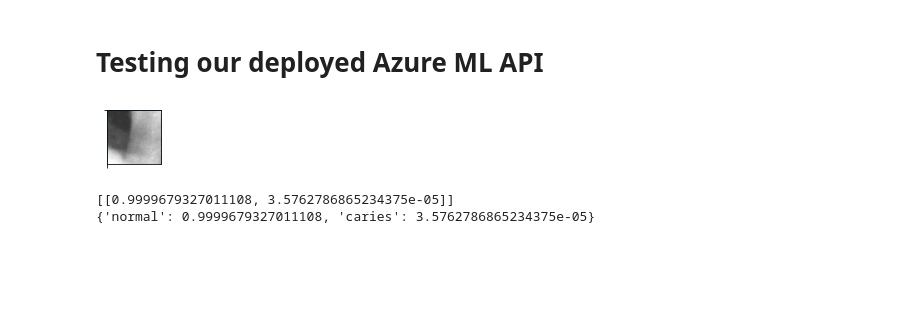
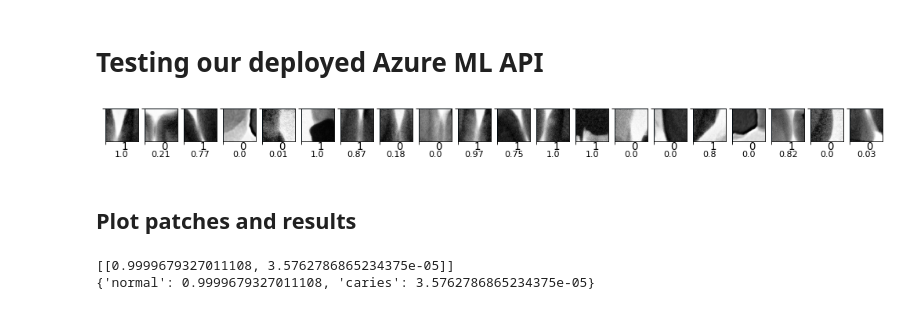
Before and after one commit to TomosGW/MachineLearningNotebooks, a Jupyter notebook: MIL-Notebooks/deploy-onnx-model/consume-onnx-model.ipynb, the cells around one changed output. Cells and saved outputs as stored; diff of their text form; code cells hidden in the pictures; blank space fills up the shorter version.

Commit message:
Consume onnux model web service and test using a series of image patches

```diff
--- a/MIL-Notebooks/deploy-onnx-model/consume-onnx-model.ipynb
+++ b/MIL-Notebooks/deploy-onnx-model/consume-onnx-model.ipynb
@@ -51,45 +51,72 @@ Scoring API served at: http://8da22d10-5819-441b-84b8-2261f811b348.uksouth.azure
 # %%
 import json
 import numpy as np
 import matplotlib.pyplot as plt
 import cv2
+from keras.preprocessing.image import img_to_array
 from keras.applications.densenet import preprocess_input
-from keras.preprocessing.image import img_to_array
+import matplotlib.pyplot as plt
 
 IMAGE_WIDTH, IMAGE_HEIGHT = 120, 120
 def preprocess_image(image, size=(IMAGE_WIDTH, IMAGE_HEIGHT)):
     # resize the image to a fixed size, then flatten the image into
     # a list of raw pixel intensities
     image = cv2.resize(image, size)
     image = preprocess_input(image)
     return image
 
-image = cv2.imread("SC10_0173_0698.tif",cv2.IMREAD_GRAYSCALE)
-image = cv2.cvtColor(image,cv2.COLOR_GRAY2RGB)
+# Load a series of patch images and evaluate, reporting the results
+n_rows = 4
+n_cols = 5
+n_ptch = n_rows * n_cols
+testLabels = [0] * n_ptch
+resultLabels = [0] * n_ptch
+fig = plt.figure(figsize=(16, 2), dpi= 80, facecolor='w', edgecolor='k')
+for i_ptch in range(n_ptch):
+    # Tiff image
+    filename0 = os.path.join(".","randomPatch%02d_label0.tif" % (i_ptch))
+    filename1 = os.path.join(".","randomPatch%02d_label1.tif" % (i_ptch))
+    clean_image = []
+    if os.path.exists(filename0):
+        #print("Loading ", filename0)
+        clean_image = cv2.imread(filename0,cv2.IMREAD_GRAYSCALE)
+        testLabels[i_ptch] = 0;
+    else:
+        #print("Loading ", filename1)
+        clean_image = cv2.imread(filename1,cv2.IMREAD_GRAYSCALE)
+        testLabels[i_ptch] = 1;
 
-# Plot the image
-plt.figure(figsize = (20, 1))
-plt.imshow(image)
-plt.axhline('')
-plt.axvline('')
+    ## Process and analyse the image
+    image = cv2.cvtColor(clean_image,cv2.COLOR_GRAY2RGB)
+    image = preprocess_image(image)
+    data = img_to_array(image)
+    data = np.expand_dims(data, axis=0)
+
+    test_samples = json.dumps({"data": data.tolist()})
+    test_samples = bytes(test_samples, encoding = 'utf8')
+
+    # predict using the deployed model
+    result = service.run(input_data=test_samples)['result']
+    resultLabels[i_ptch] = round(result[0][1], 2);
+
+    #result_json = {
+    #    "normal" : float(result[0][0]),
+    #    "caries" : float(result[0][1])
+    #}
+
+    plt.subplot(1, n_ptch, i_ptch+1)
+    plt.axhline('')
+    plt.axvline('')
+    patch_height, patch_width = clean_image.shape
+    plt.text(x = patch_width/2, y = patch_height + 30, s = testLabels[i_ptch], fontsize = 12)
+    plt.text(x = patch_width/2, y = patch_height + 55, s = resultLabels[i_ptch], fontsize = 10, horizontalalignment = 'center')
+    plt.imshow(clean_image, cmap = plt.cm.Greys)
+
 plt.show()
-
-image = preprocess_image(image)
-
-data = img_to_array(image)
-data = np.expand_dims(data, axis=0)
-
-test_samples = json.dumps({"data": data.tolist()})
-test_samples = bytes(test_samples, encoding = 'utf8')
-
-# predict using the deployed model
-result = service.run(input_data=test_samples)['result']
-result_json = {
-    "normal" : float(result[0][0]),
-    "caries" : float(result[0][1])
-}
 # %% [output]
-[figure, old version]
+[figure, new version]
+# %% [markdown]
+## Plot patches and results
 # %%
 print(result)
 print(result_json)
```
Also changed, not shown: 30 other files.
